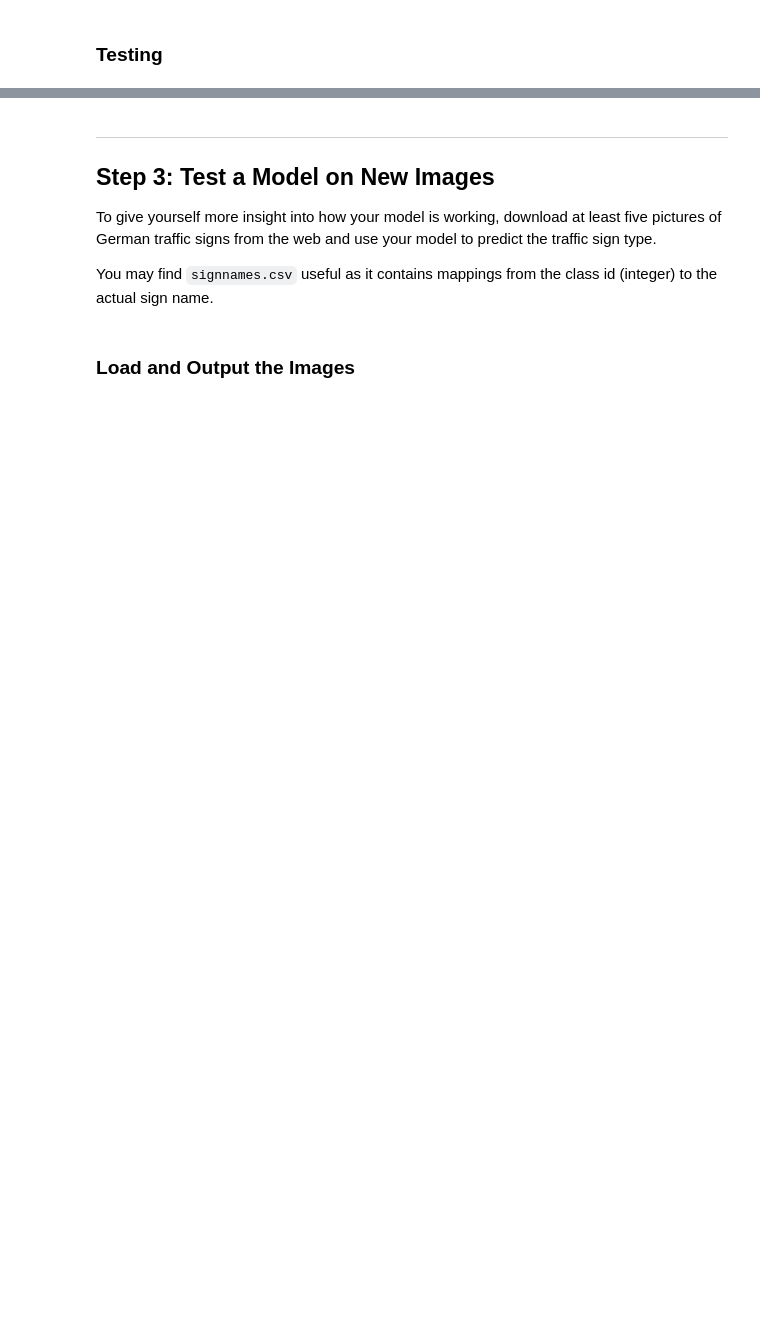
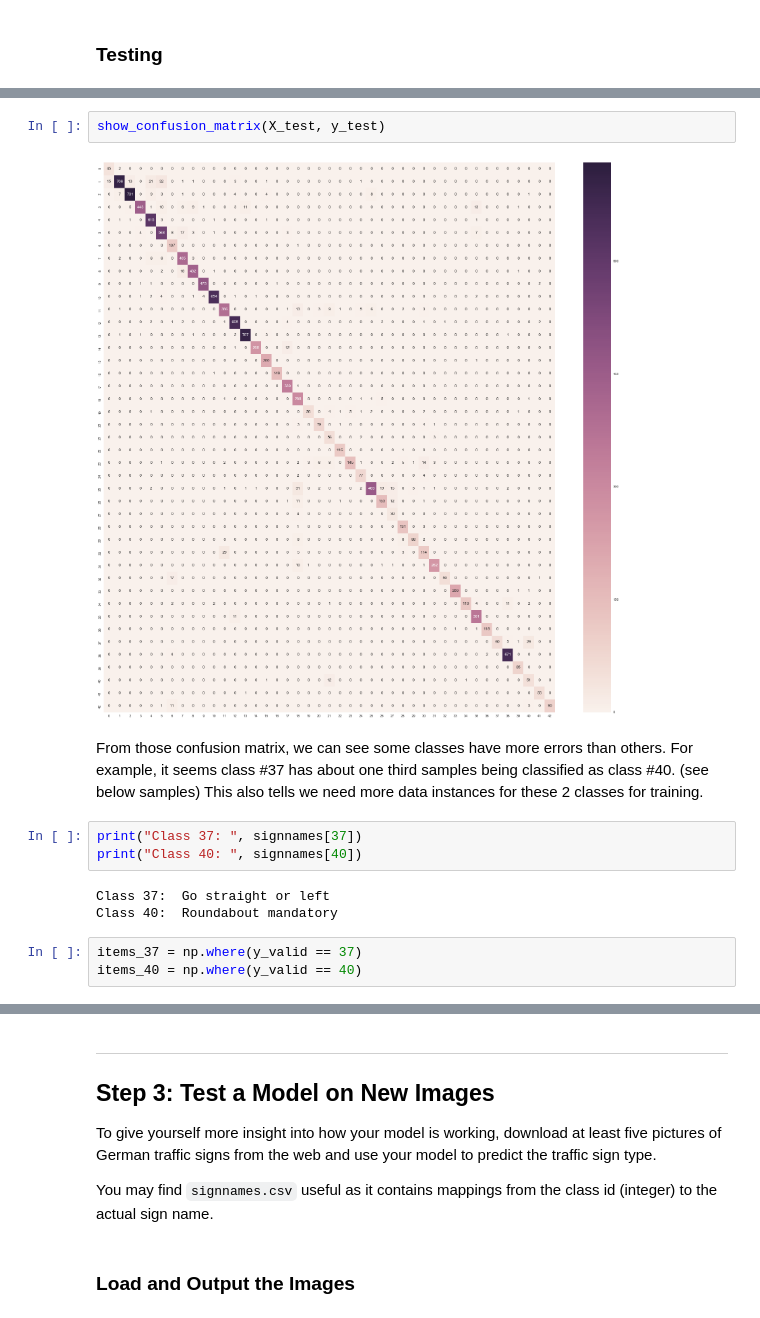
Before and after one commit to mydagobah/simple-traffic-sign-classifier, a Jupyter notebook: Traffic_Sign_Classifier.ipynb, the cells around one changed output, grey strips where cells are left out. Drawn from its saved outputs; the diff is of its cells as text; blank space fills up the shorter version.

```diff
--- a/Traffic_Sign_Classifier.ipynb
+++ b/Traffic_Sign_Classifier.ipynb
@@ -402,0 +422,16 @@ confusion_matrix.shape
+# %%
+show_confusion_matrix(X_test, y_test)
+# %% [output]
+[figure, added]
+# %% [markdown]
+From those confusion matrix, we can see some classes have more errors than others. For example, it seems class #37 has
+about one third samples being classified as class #40. (see below samples) This also tells we need more data instances for these 2 classes for training.
+# %%
+print("Class 37: ", signnames[37])
+print("Class 40: ", signnames[40])
+# %% [output]
+Class 37:  Go straight or left
+Class 40:  Roundabout mandatory
+# %%
+items_37 = np.where(y_valid == 37)
+items_40 = np.where(y_valid == 40)
```
Also changed, not shown: parts of 23 cells of this notebook.
